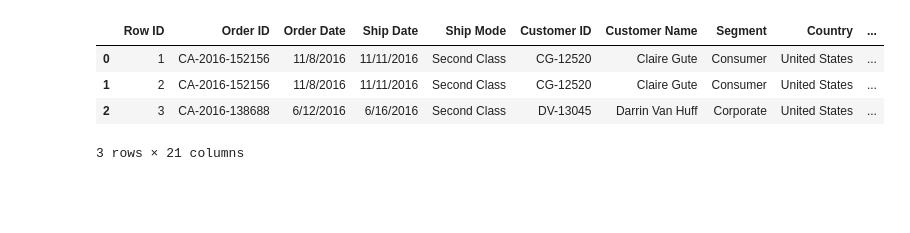
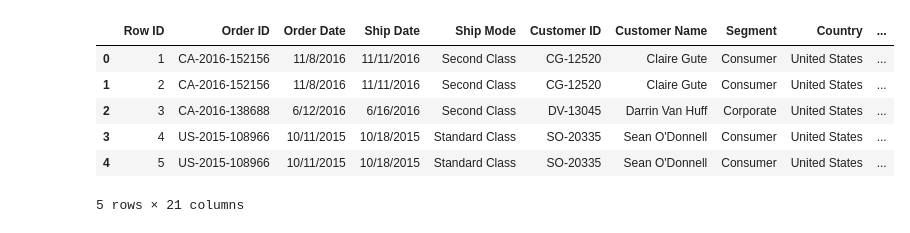
Before and after one commit to HoussamCS/Superstore_project, a Jupyter notebook: superStore.ipynb, the cells around one changed output. Saved outputs shown, nothing was run; the diff lists cells and outputs as text; code cells hidden in the pictures; blank space fills up the shorter version.

```diff
--- a/superStore.ipynb
+++ b/superStore.ipynb
@@ -11,10 +9,12 @@ ModuleNotFoundError: No module named 'matplotlib'
 # %%
 df = pd.read_csv('./Superstore_dataset.csv',encoding='windows-1252')
 # %%
-df.head(3)
+df.head(5)
 # %% [output]
 |  | Row ID | Order ID | Order Date | Ship Date | Ship Mode | Customer ID | Customer Name | Segment | Country | ... |
 | 0 | 1 | CA-2016-152156 | 11/8/2016 | 11/11/2016 | Second Class | CG-12520 | Claire Gute | Consumer | United States | ... |
 | 1 | 2 | CA-2016-152156 | 11/8/2016 | 11/11/2016 | Second Class | CG-12520 | Claire Gute | Consumer | United States | ... |
 | 2 | 3 | CA-2016-138688 | 6/12/2016 | 6/16/2016 | Second Class | DV-13045 | Darrin Van Huff | Corporate | United States | ... |
+| 3 | 4 | US-2015-108966 | 10/11/2015 | 10/18/2015 | Standard Class | SO-20335 | Sean O'Donnell | Consumer | United States | ... |
+| 4 | 5 | US-2015-108966 | 10/11/2015 | 10/18/2015 | Standard Class | SO-20335 | Sean O'Donnell | Consumer | United States | ... |
-3 rows × 21 columns
+5 rows × 21 columns
```
Also changed, not shown: parts of 27 cells of this notebook.
